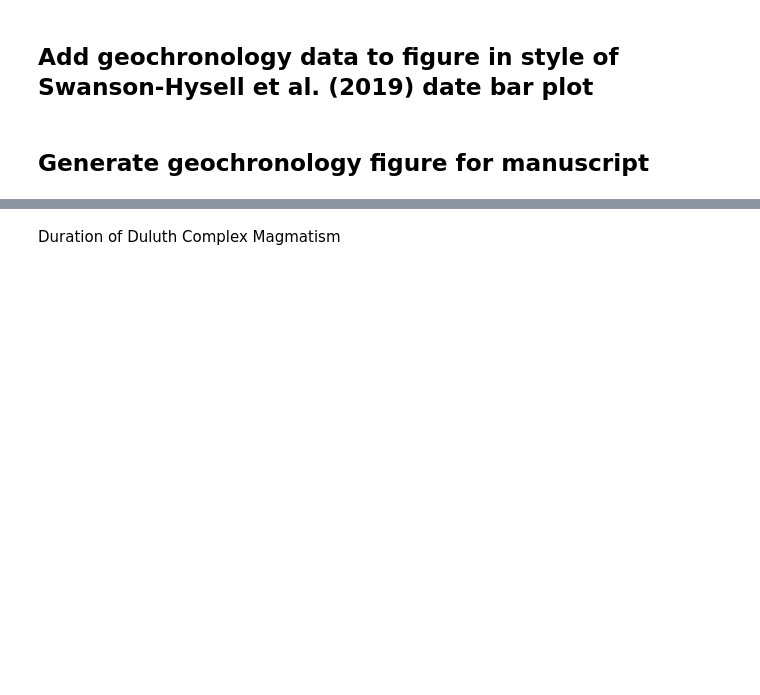
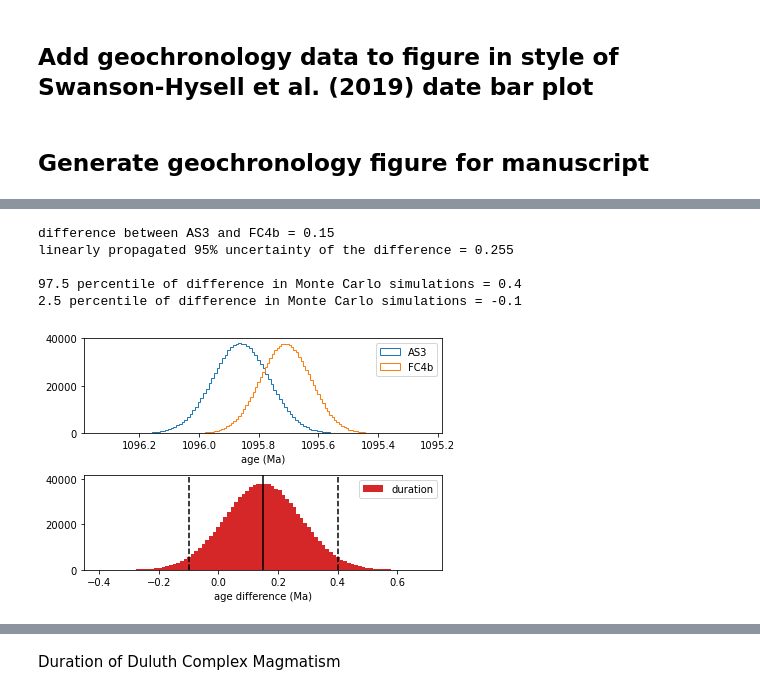
Before and after one commit to Swanson-Hysell-Group/2020_Duluth_Complex, a Jupyter notebook: code/Duluth_Complex_notebook.ipynb, the cells around one changed output, grey strips where cells are left out. Drawn from its saved outputs; the diff is of its cells as text; code cells hidden in the pictures; blank space fills up the shorter version.

```diff
--- a/code/Duluth_Complex_notebook.ipynb
+++ b/code/Duluth_Complex_notebook.ipynb
@@ -1357,0 +1450,9 @@ plt.show(fig)
+# %%
+age_diff(AS3_mean,AS3_2sigma,'AS3',FC4b_mean,FC4b_2sigma,'FC4b')
+# %% [output]
+difference between AS3 and FC4b = 0.15
+linearly propagated 95% uncertainty of the difference = 0.255
+
+97.5 percentile of difference in Monte Carlo simulations = 0.4
+2.5 percentile of difference in Monte Carlo simulations = -0.1
+[figure, added]
```
Also changed, not shown: parts of 28 cells of this notebook, 1 other file.
